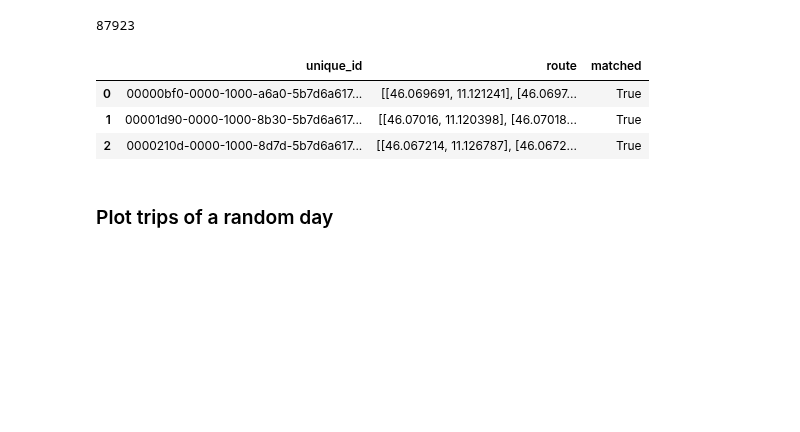
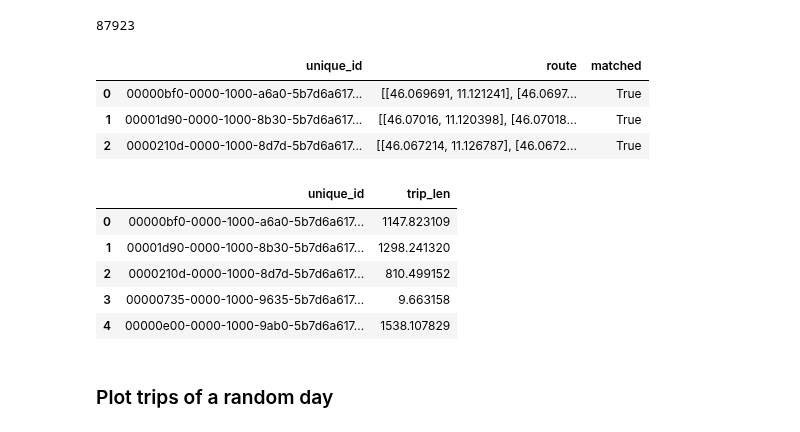
Before and after one commit to dclfbk/escooter_trento, a Jupyter notebook: code/MapMatching_ValhallaDocker.ipynb, the cells around one changed output. Saved outputs shown, nothing was run; the diff lists cells and outputs as text; code cells hidden in the pictures; blank space fills up the shorter version.

Commit message:
add distance after map matching

```diff
--- a/code/MapMatching_ValhallaDocker.ipynb
+++ b/code/MapMatching_ValhallaDocker.ipynb
@@ -331,6 +332,27 @@ mm_df.head(3)
 | 2 | 0000210d-0000-1000-8d7d-5b7d6a617... | [[46.067214, 11.126787], [46.0672... | True |
 # %%
 mm_df.to_parquet('../data/map_matched_routes.parquet')
+# %%
+# trips length after map-matching (in meters)
+id=[]
+dist=[]
+for i in range(len(mm_df)):
+    if len(mm_df.at[i, 'route']) >= 2:
+        lstr = LineString([list(s) for s in mm_df.at[i, 'route']])
+        geod = Geod(ellps="WGS84")
+        gdf_lstr = gpd.GeoDataFrame(geometry=[lstr], crs=4326)
+        dist.append(geod.geometry_length(gdf_lstr['geometry'][0]))
+        id.append(mm_df.unique_id[i])
+# %%
+dist_df = pd.DataFrame({'unique_id':id, 'trip_len':dist})
+dist_df.head()
+# %% [output]
+|  | unique_id | trip_len |
+| 0 | 00000bf0-0000-1000-a6a0-5b7d6a617... | 1147.823109 |
+| 1 | 00001d90-0000-1000-8b30-5b7d6a617... | 1298.241320 |
+| 2 | 0000210d-0000-1000-8d7d-5b7d6a617... | 810.499152 |
+| 3 | 00000735-0000-1000-9635-5b7d6a617... | 9.663158 |
+| 4 | 00000e00-0000-1000-9ab0-5b7d6a617... | 1538.107829 |
 # %% [markdown]
 ### Plot trips of a random day
 # %%
```
Also changed, not shown: parts of 1 cell of this notebook.
